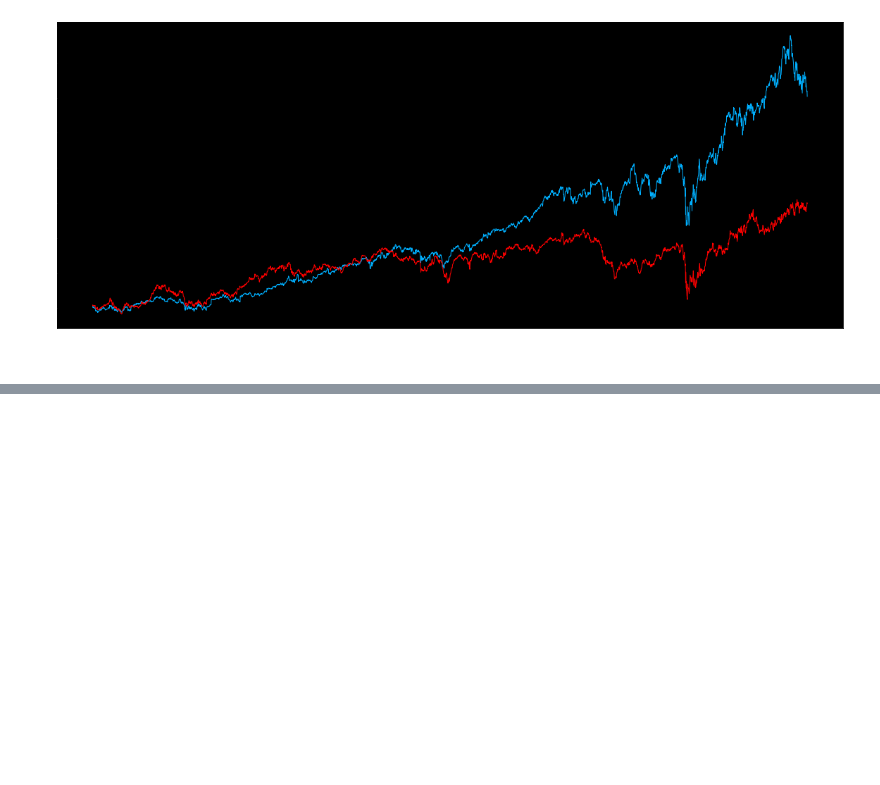
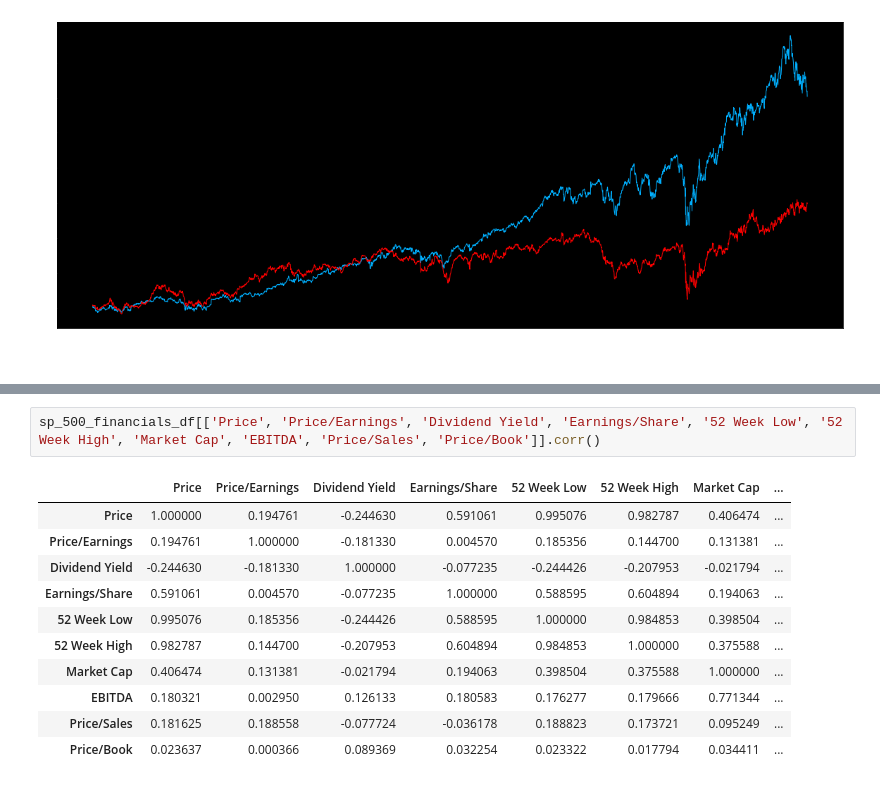
Before and after one commit to codespaghettifier/sp500-exploration, a Jupyter notebook: dataset_1_exploration.ipynb, the cells around one changed output, grey strips where cells are left out. Cells and saved outputs as stored; diff of their text form; blank space fills up the shorter version.

```diff
--- a/dataset_1_exploration.ipynb
+++ b/dataset_1_exploration.ipynb
@@ -144,0 +163,14 @@ figure
+# %%
+sp_500_financials_df[['Price', 'Price/Earnings', 'Dividend Yield', 'Earnings/Share', '52 Week Low', '52 Week High', 'Market Cap', 'EBITDA', 'Price/Sales', 'Price/Book']].corr()
+# %% [output]
+|  | Price | Price/Earnings | Dividend Yield | Earnings/Share | 52 Week Low | 52 Week High | Market Cap | ... |
+| Price | 1.000000 | 0.194761 | -0.244630 | 0.591061 | 0.995076 | 0.982787 | 0.406474 | ... |
+| Price/Earnings | 0.194761 | 1.000000 | -0.181330 | 0.004570 | 0.185356 | 0.144700 | 0.131381 | ... |
+| Dividend Yield | -0.244630 | -0.181330 | 1.000000 | -0.077235 | -0.244426 | -0.207953 | -0.021794 | ... |
+| Earnings/Share | 0.591061 | 0.004570 | -0.077235 | 1.000000 | 0.588595 | 0.604894 | 0.194063 | ... |
+| 52 Week Low | 0.995076 | 0.185356 | -0.244426 | 0.588595 | 1.000000 | 0.984853 | 0.398504 | ... |
+| 52 Week High | 0.982787 | 0.144700 | -0.207953 | 0.604894 | 0.984853 | 1.000000 | 0.375588 | ... |
+| Market Cap | 0.406474 | 0.131381 | -0.021794 | 0.194063 | 0.398504 | 0.375588 | 1.000000 | ... |
+| EBITDA | 0.180321 | 0.002950 | 0.126133 | 0.180583 | 0.176277 | 0.179666 | 0.771344 | ... |
+| Price/Sales | 0.181625 | 0.188558 | -0.077724 | -0.036178 | 0.188823 | 0.173721 | 0.095249 | ... |
+| Price/Book | 0.023637 | 0.000366 | 0.089369 | 0.032254 | 0.023322 | 0.017794 | 0.034411 | ... |
```
Also changed, not shown: parts of 12 cells of this notebook.
